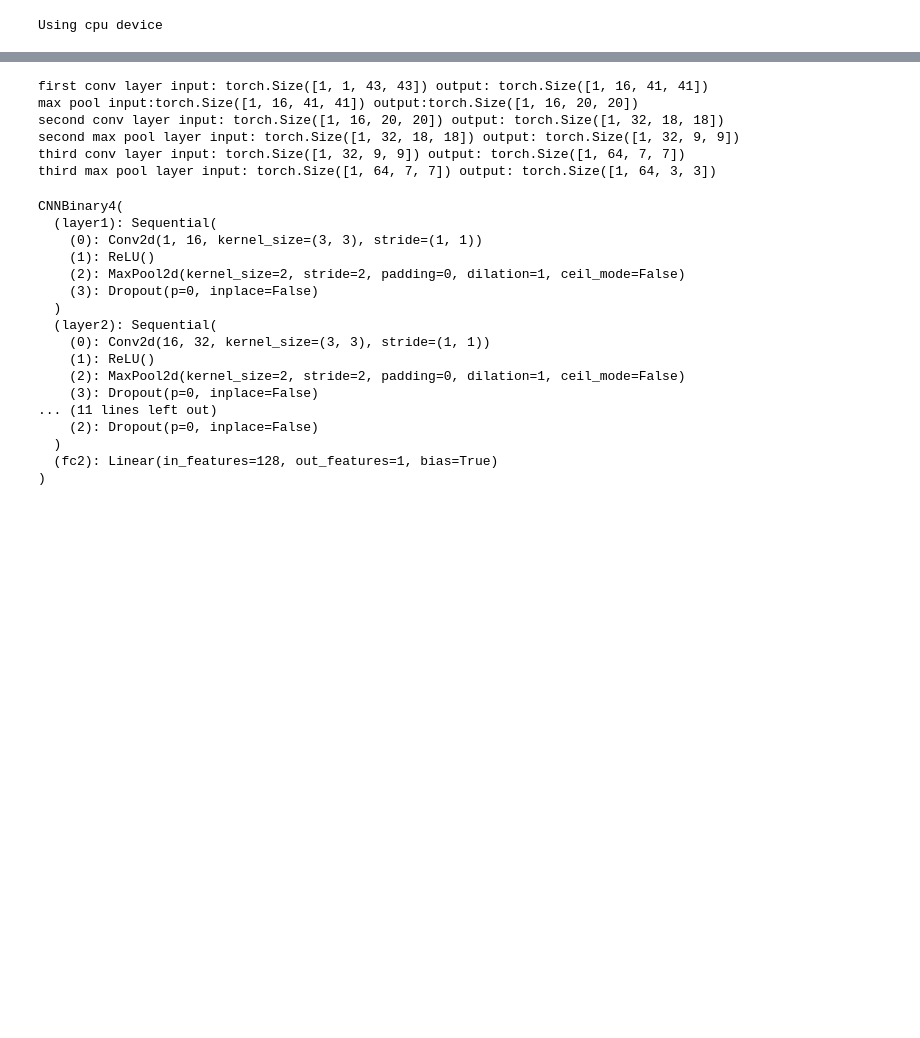
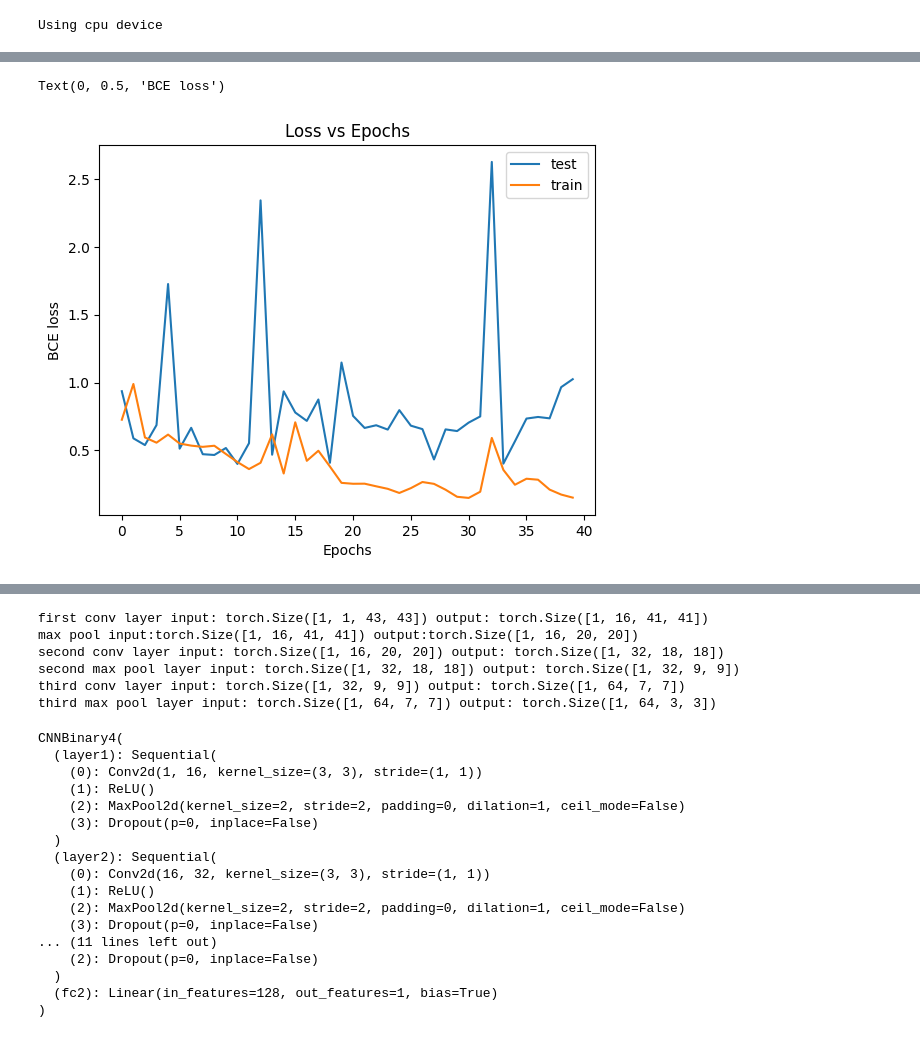
Before and after one commit to tkfritz/astro_images, a Jupyter notebook: galaxy_type_fit1.ipynb, the cells around one changed output, grey strips where cells are left out. Saved outputs shown, nothing was run; the diff lists cells and outputs as text; code cells hidden in the pictures; blank space fills up the shorter version.

```diff
--- a/galaxy_type_fit1.ipynb
+++ b/galaxy_type_fit1.ipynb
@@ -159,3 +209,6 @@ test_im_dataset = ClassificationDataset(torch.from_numpy(image_test).float(), to
 train_im_loader = DataLoader(dataset=train_im_dataset, batch_size=BATCH_SIZE, shuffle=True)
 test_im_loader = DataLoader(dataset=test_im_dataset, batch_size=1)
 train_im_loader_pred = DataLoader(dataset=train_im_dataset, batch_size=1)
+train_loader = DataLoader(dataset=train_dataset, batch_size=BATCH_SIZE, shuffle=True)
+test_loader = DataLoader(dataset=test_dataset, batch_size=1)
+train_loader_pred = DataLoader(dataset=train_dataset, batch_size=1)
@@ -161,0 +217,33 @@ train_im_loader_pred = DataLoader(dataset=train_im_dataset, batch_size=1)
+# %%
+#now 4 layers
+#two output options only
+class BinaryClassification4(nn.Module):
+    def __init__(self, num_features):
+        super(BinaryClassification4, self).__init__()
+        self.fc1 = nn.Linear(num_features, 300)
+        self.fc2 = nn.Linear(300, 100)
+        self.fc3 = nn.Linear(100, 30)
+        self.fc4 = nn.Linear(30, 10)
+        self.fc5 = nn.Linear(10, 1)
+    def forward(self, x):
+        x = torch.relu(self.fc1(x))
+        x = torch.relu(self.fc2(x))
+        x = torch.relu(self.fc3(x))
+        x = torch.relu(self.fc4(x))
+        x = torch.sigmoid(self.fc5(x))
+        return (x)
+# %%
+EPOCHS = 40
+BATCH_SIZE = 32
+LEARNING_RATE = 0.001
+NUM_FEATURES = 1849
+# %%
+model0 =BinaryClassification4(NUM_FEATURES)
+model0.to(device)
+print(model0)
+criterion = nn.BCELoss()
+optimizer = optim.Adam(model0.parameters(), lr=LEARNING_RATE)
+#in loss_stats the statistic is collected
+loss_stats = {
+    'train': [], 'test': []
+}
@@ -161,0 +320,11 @@ train_im_loader_pred = DataLoader(dataset=train_im_dataset, batch_size=1)
+# %%
+
+plt.plot(loss_stats['test'],label='test')
+plt.plot(loss_stats['train'],label='train')
+plt.legend(loc="best")
+plt.title('Loss vs Epochs')
+plt.xlabel('Epochs')
+plt.ylabel('BCE loss')
+# %% [output]
+Text(0, 0.5, 'BCE loss')
+[figure, added]
```
Also changed, not shown: parts of 45 cells of this notebook.
